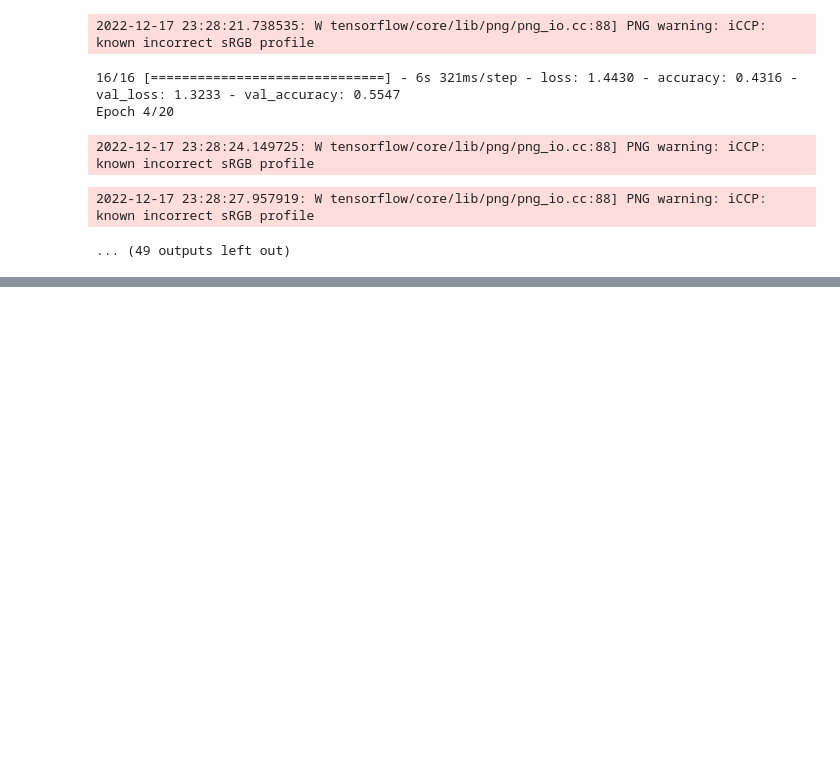
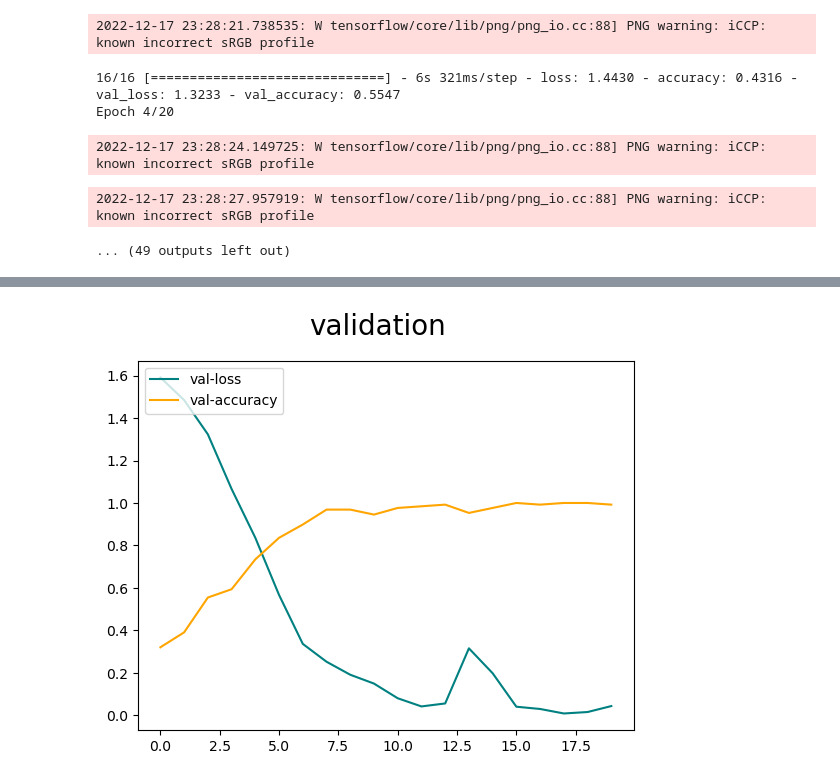
Before and after one commit to rohan-singh987/emotionsClassifer, a Jupyter notebook: emotionsClassifier.ipynb, the cells around one changed output, grey strips where cells are left out. Cells and saved outputs as stored; diff of their text form; code cells hidden in the pictures; blank space fills up the shorter version.

```diff
--- a/emotionsClassifier.ipynb
+++ b/emotionsClassifier.ipynb
@@ -240,0 +261,9 @@ Epoch 4/20
+# %%
+fig = plt.figure()
+plt.plot(hist.history['val_loss'], color='teal', label = 'val-loss')
+plt.plot(hist.history['val_accuracy'], color='orange', label='val-accuracy')
+fig.suptitle('validation', fontsize=20)
+plt.legend(loc = 'upper left')
+plt.show()
+# %% [output]
+[figure, added]
```
Also changed, not shown: parts of 3 cells of this notebook.
